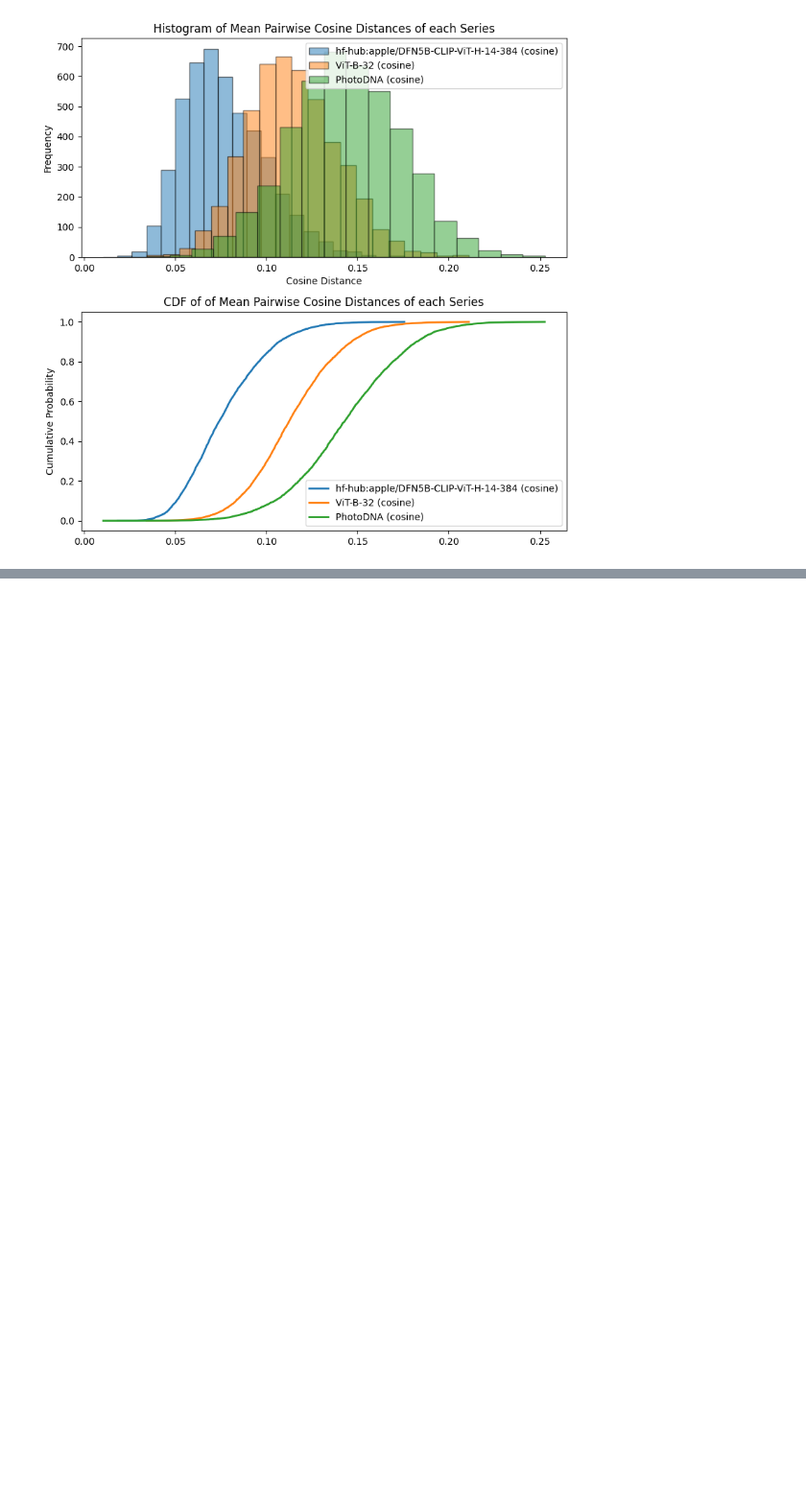
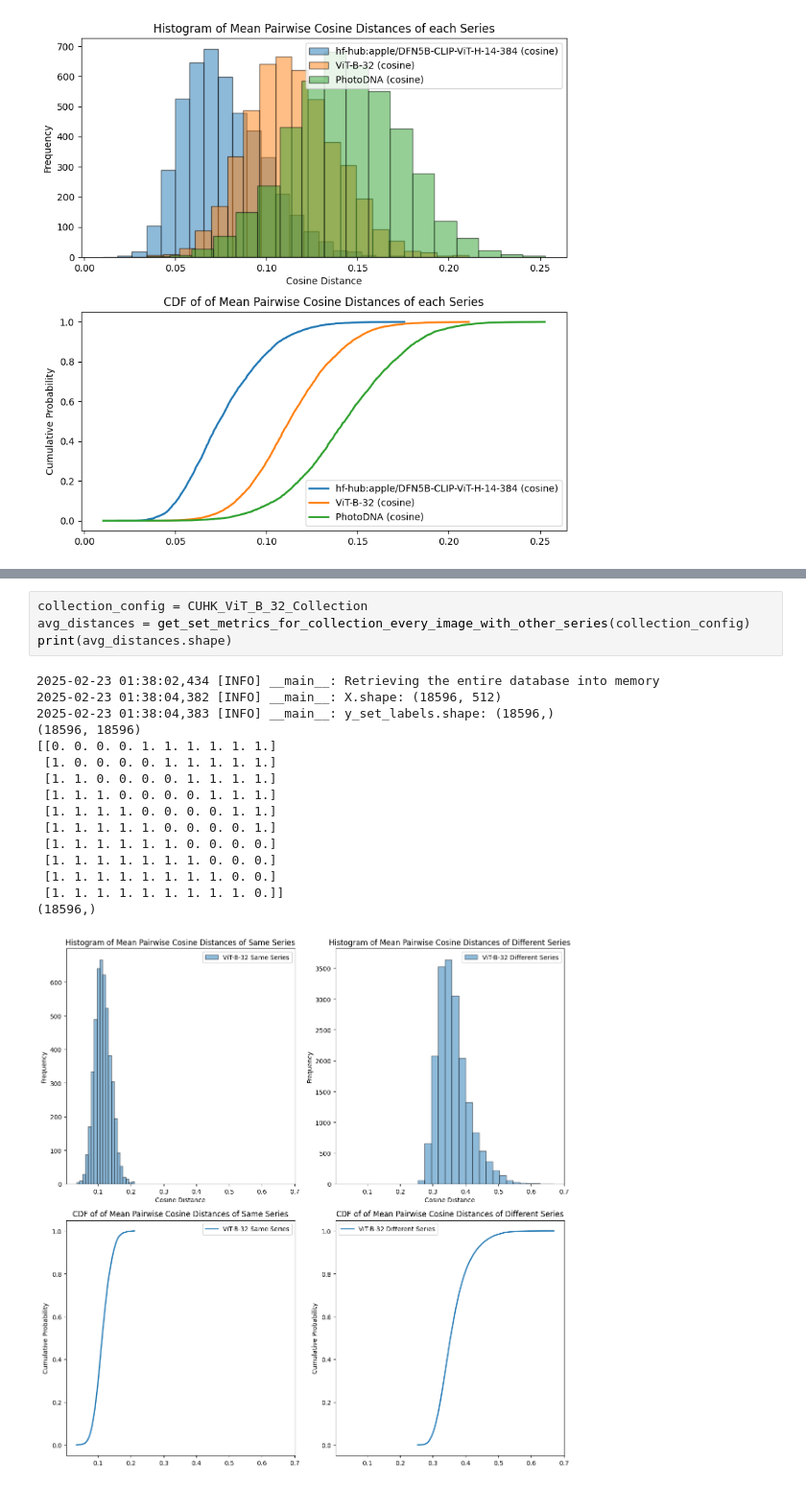
Before and after one commit to UMass-Rescue/RescueCLIP, a Jupyter notebook: scripts/cuhk_embeddings/cuhk_vector_distribution.ipynb, the cells around one changed output, grey strips where cells are left out. Shown at 96% size. Cells and saved outputs as stored; diff of their text form; blank space fills up the shorter version.

```diff
--- a/scripts/cuhk_embeddings/cuhk_vector_distribution.ipynb
+++ b/scripts/cuhk_embeddings/cuhk_vector_distribution.ipynb
@@ -388,0 +589,21 @@ plt.show()
+# %%
+collection_config = CUHK_ViT_B_32_Collection
+avg_distances = get_set_metrics_for_collection_every_image_with_other_series(collection_config)
+print(avg_distances.shape)
+# %% [output]
+2025-02-23 01:38:02,434 [INFO] __main__: Retrieving the entire database into memory
+2025-02-23 01:38:04,382 [INFO] __main__: X.shape: (18596, 512)
+2025-02-23 01:38:04,383 [INFO] __main__: y_set_labels.shape: (18596,)
+(18596, 18596)
+[[0. 0. 0. 0. 1. 1. 1. 1. 1. 1.]
+ [1. 0. 0. 0. 0. 1. 1. 1. 1. 1.]
+ [1. 1. 0. 0. 0. 0. 1. 1. 1. 1.]
+ [1. 1. 1. 0. 0. 0. 0. 1. 1. 1.]
+ [1. 1. 1. 1. 0. 0. 0. 0. 1. 1.]
+ [1. 1. 1. 1. 1. 0. 0. 0. 0. 1.]
+ [1. 1. 1. 1. 1. 1. 0. 0. 0. 0.]
+ [1. 1. 1. 1. 1. 1. 1. 0. 0. 0.]
+ [1. 1. 1. 1. 1. 1. 1. 1. 0. 0.]
+ [1. 1. 1. 1. 1. 1. 1. 1. 1. 0.]]
+(18596,)
+[figure, added]
```
Also changed, not shown: parts of 14 cells of this notebook, 1 other file.
